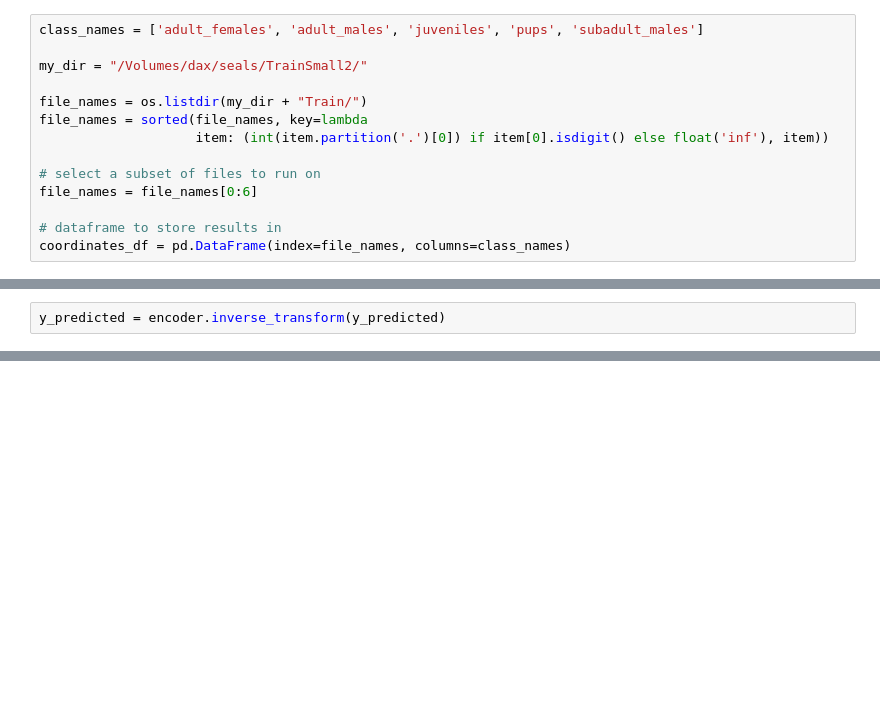
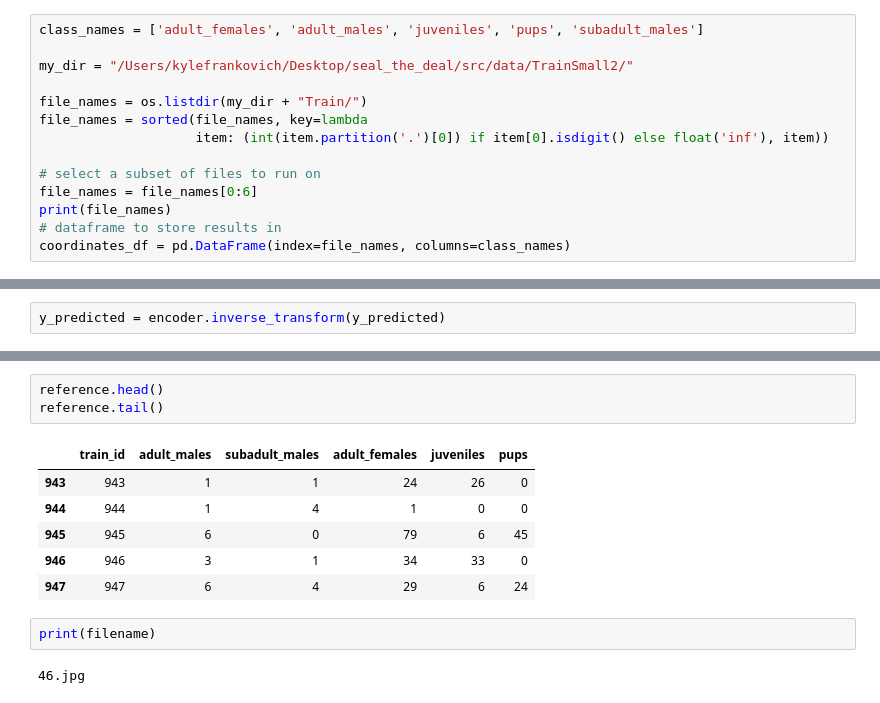
Before and after one commit to davisincubator/seal_the_deal, a Jupyter notebook: notebooks/kaf_1.0_first_notebook.ipynb, the cells around one changed output, grey strips where cells are left out. Drawn from its saved outputs; the diff is of its cells as text; blank space fills up the shorter version.

Commit message:
checking notebook before seal team meeting

```diff
--- a/notebooks/kaf_1.0_first_notebook.ipynb
+++ b/notebooks/kaf_1.0_first_notebook.ipynb
@@ -20,7 +22,7 @@ from collections import Counter
 # %%
 class_names = ['adult_females', 'adult_males', 'juveniles', 'pups', 'subadult_males']
 
-my_dir = "/Volumes/dax/seals/TrainSmall2/"
+my_dir = "/Users/kylefrankovich/Desktop/seal_the_deal/src/data/TrainSmall2/"
 
 file_names = os.listdir(my_dir + "Train/")
 file_names = sorted(file_names, key=lambda
@@ -28,6 +30,6 @@ file_names = sorted(file_names, key=lambda
 
 # select a subset of files to run on
 file_names = file_names[0:6]
-
+print(file_names)
 # dataframe to store results in
 coordinates_df = pd.DataFrame(index=file_names, columns=class_names)
@@ -201,0 +305,14 @@ reference.iloc[:1]
+# %%
+reference.head()
+reference.tail()
+# %% [output]
+|  | train_id | adult_males | subadult_males | adult_females | juveniles | pups |
+| 943 | 943 | 1 | 1 | 24 | 26 | 0 |
+| 944 | 944 | 1 | 4 | 1 | 0 | 0 |
+| 945 | 945 | 6 | 0 | 79 | 6 | 45 |
+| 946 | 946 | 3 | 1 | 34 | 33 | 0 |
+| 947 | 947 | 6 | 4 | 29 | 6 | 24 |
+# %%
+print(filename)
+# %% [output]
+46.jpg
```
Also changed, not shown: parts of 15 cells of this notebook.
